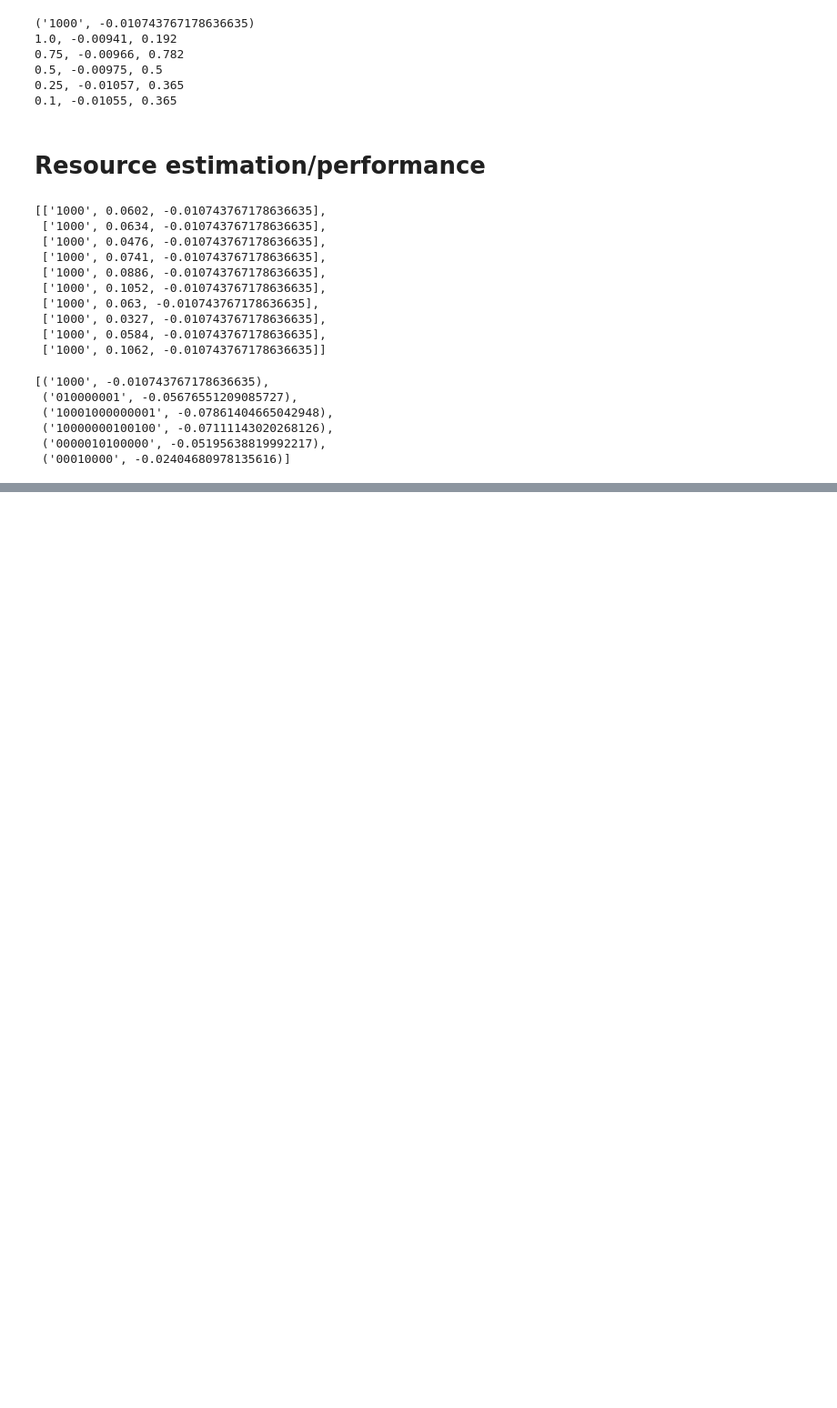
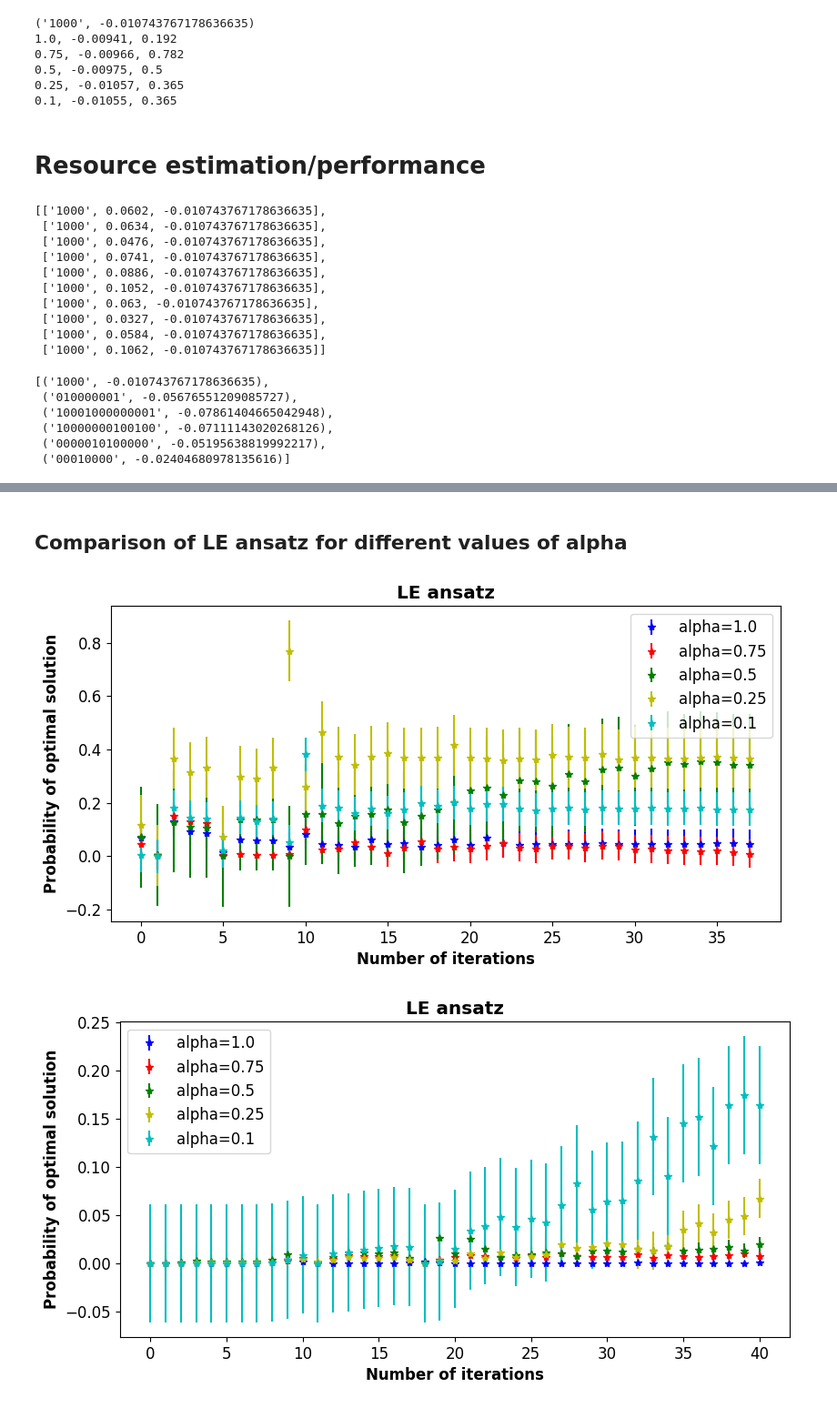
Before and after one commit to unitaryfund/aquapointer, a Jupyter notebook: notebooks/solve_qubo_demo.ipynb, the cells around one changed output, grey strips where cells are left out. Shown at 91% size. Cells and saved outputs as stored; diff of their text form; code cells hidden in the pictures; blank space fills up the shorter version.

```diff
--- a/notebooks/solve_qubo_demo.ipynb
+++ b/notebooks/solve_qubo_demo.ipynb
@@ -313,0 +355,28 @@ for slice in range(6):
+# %% [markdown]
+## Comparison of LE ansatz for different values of alpha
+# %%
+import matplotlib.pyplot as plt
+
+plt.rcParams["figure.figsize"] = [9.50, 4.50]
+plt.rcParams["font.size"] = 12
+plt.rcParams['axes.labelweight'] = 'bold'
+plt.rcParams['axes.titleweight'] = 'bold'
+
+c = ['b', 'r', 'g', 'y', 'c']
+
+for slice in range(6):
+    plt.figure()
+    for i in range(len(alphas)):
+        number_of_iterations_linear = list(range(len(prob_opt_sol_linear_peralpha[i][slice][0])))
+        errorbar_linear = np.std(prob_opt_sol_linear_peralpha[i][slice])
+        plt.errorbar(number_of_iterations_linear, np.mean(prob_opt_sol_linear_peralpha[i][slice], axis=0), yerr=errorbar_linear, fmt=f'*{c[i]}', label=f'alpha={alphas[i]}')
+
+    plt.legend()
+    plt.title('LE ansatz')
+    # plt.yscale('log')
+    # plt.xscale('log')
+    plt.xlabel('Number of iterations')
+    plt.ylabel('Probability of optimal solution')
+# %% [output]
+[figure, added]
+[figure, added]
```
Also changed, not shown: parts of 7 cells of this notebook.
